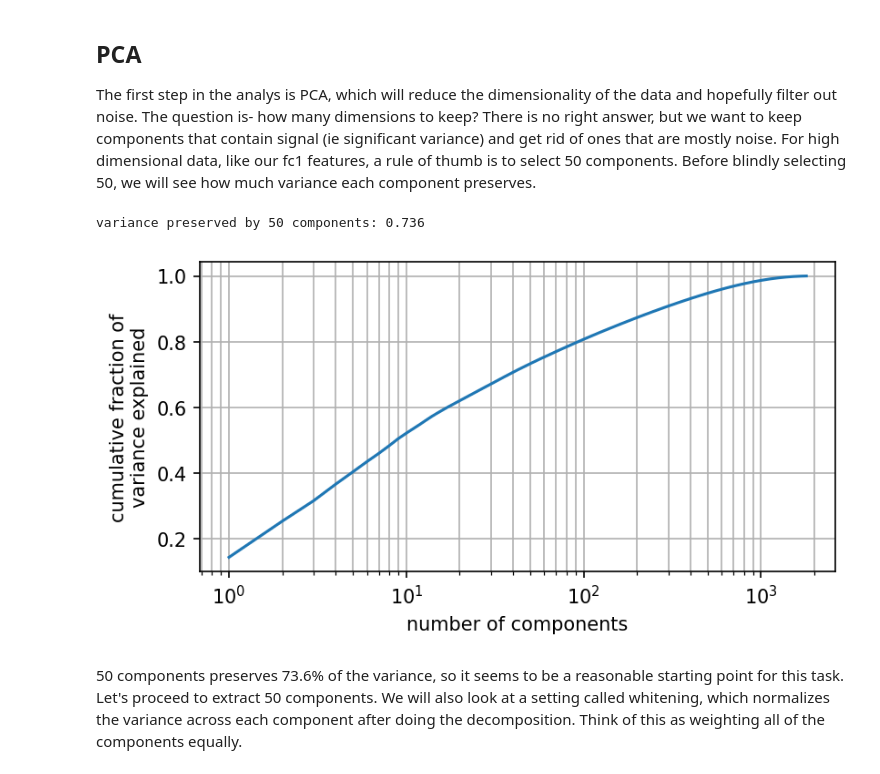
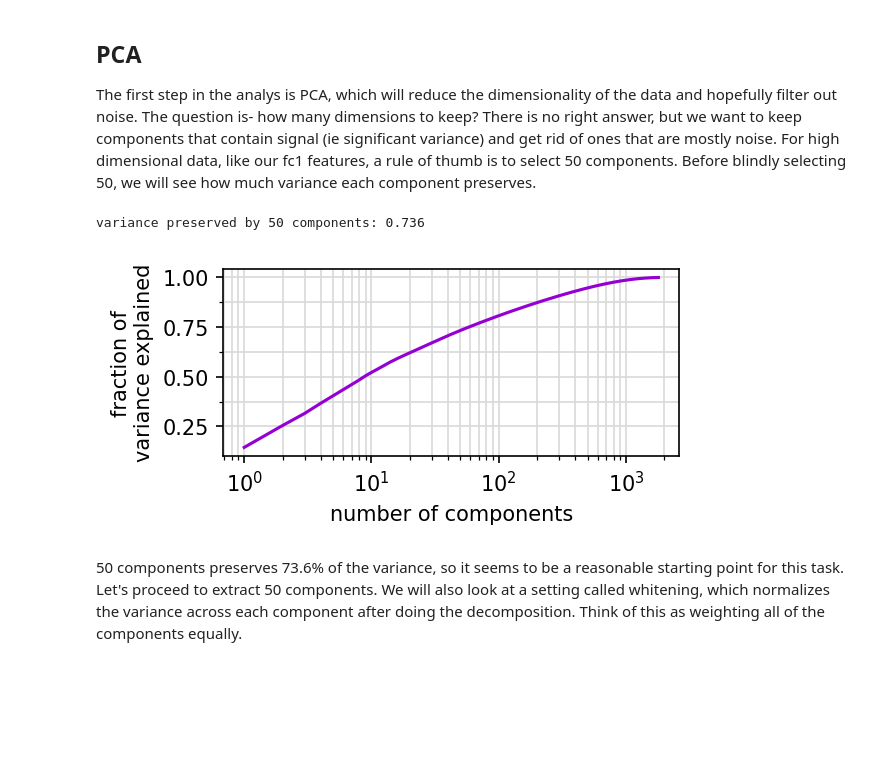
Before and after one commit to rccohn/NEU-Cluster, a Jupyter notebook: notebooks/03_standard.ipynb, the cells around one changed output. Saved outputs shown, nothing was run; the diff lists cells and outputs as text; code cells hidden in the pictures; blank space fills up the shorter version.

```diff
--- a/notebooks/03_standard.ipynb
+++ b/notebooks/03_standard.ipynb
@@ -57,20 +57,28 @@ selecting 50, we will see how much variance each component preserves.
 # %%
 pca_n = PCA(svd_solver='full')
 x_pca_ = pca_n.fit_transform(fc1)
 
 var_ = pca_n.explained_variance_ratio_.cumsum()
 
 
-fig, ax = plt.subplots(figsize=(6,3),dpi=150,)
-ax.grid('on', which='both')
-ax.plot(range(1,len(var_)+1), var_)
+fig, ax = plt.subplots(figsize=(4,2),dpi=150,)
+ax.grid('on', which='both', color=np.ones(3)*0.85)
+ax.plot(range(1,len(var_)+1), var_, color='darkviolet')
 ax.set_xscale('log')
 ax.set_xlabel('number of components')
-ax.set_ylabel('cumulative fraction of\nvariance explained')
+ax.set_ylabel('fraction of\nvariance explained')
+
+yt=np.linspace(1/4, 1, 4)
+ytm = [np.mean([yt[i], yt[i+1]]) for i in range(len(yt)-1)]
+ax.set_yticks(ytm, minor=True)
+
+
+fig.tight_layout()
+fig.savefig(Path('..','Figures','PCA_Var.png'), bbox_inches='tight')
 print('variance preserved by 50 components: {:.3f}'.format(var_[50]))
 # %% [output]
 variance preserved by 50 components: 0.736
-[figure, old version]
+[figure, new version]
 # %% [markdown]
 50 components preserves  73.6% of the variance, so it seems to be a reasonable starting point for this task.
 Let's proceed to extract 50 components. We will also look at a setting called whitening, which normalizes the variance
```
Also changed, not shown: parts of 27 cells of this notebook, 9 other files.
